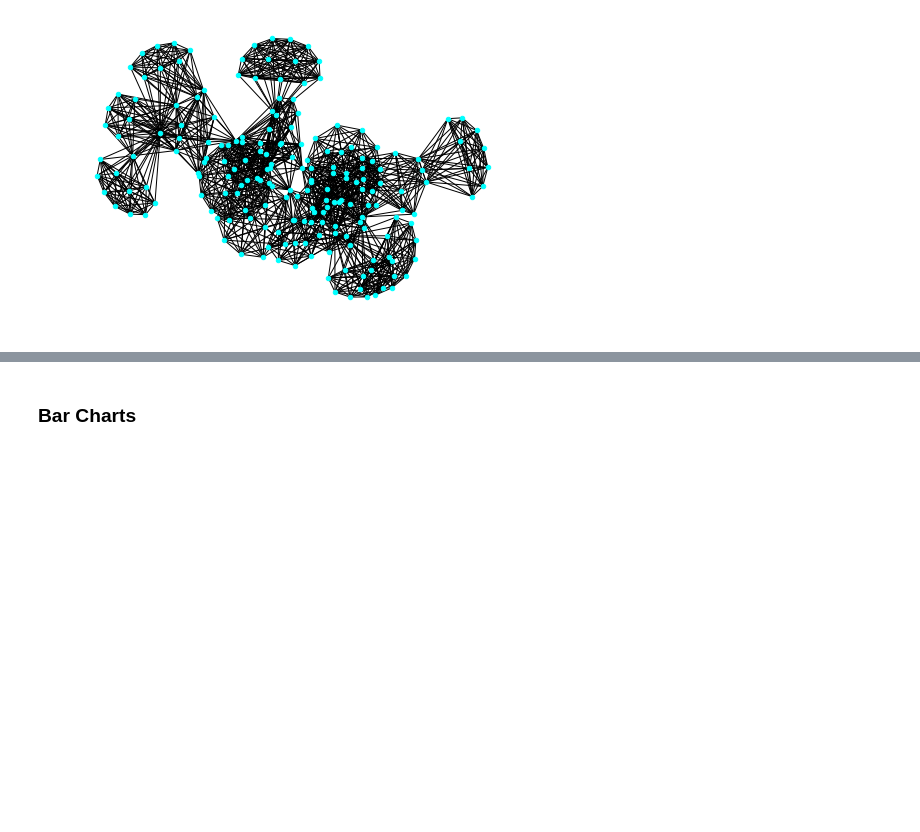
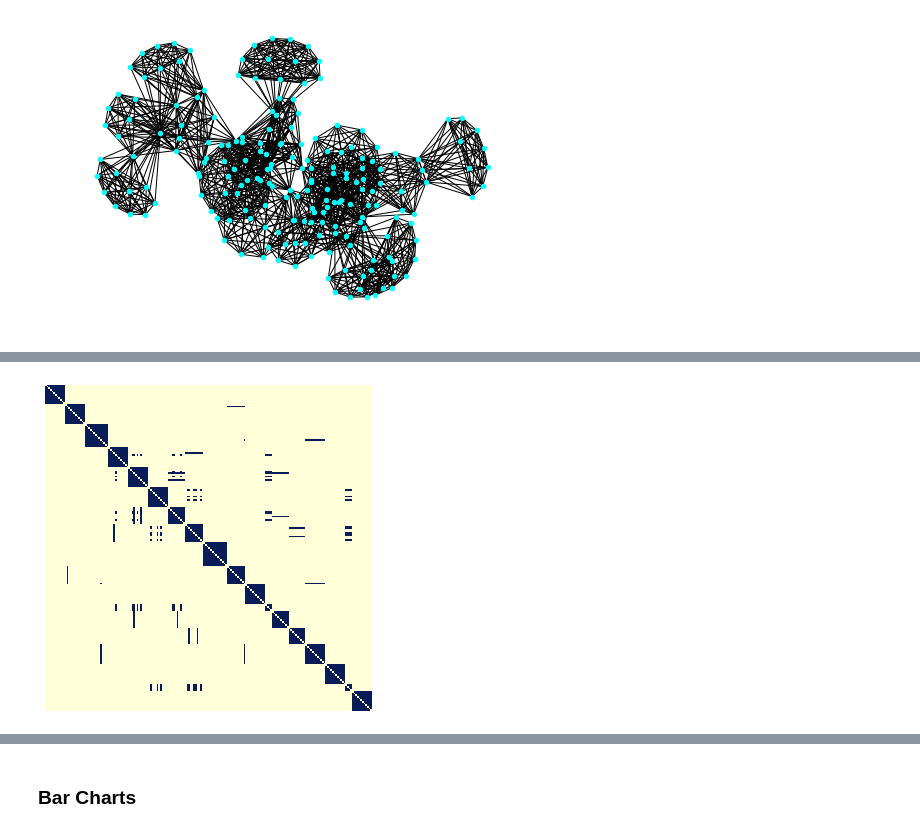
Before and after one commit to ironhack-datalabs/mad-oct-2018, a Jupyter notebook: module-3/lab-network-analysis/main.ipynb, the cells around one changed output, grey strips where cells are left out. Drawn from its saved outputs; the diff is of its cells as text; code cells hidden in the pictures; blank space fills up the shorter version.

```diff
--- a/module-3/lab-network-analysis/main.ipynb
+++ b/module-3/lab-network-analysis/main.ipynb
@@ -323,0 +341,8 @@ nx.draw_networkx(G, pos=None, arrows=False, arrowsize=1, with_labels=False)
+# %%
+#Matrix Plots
+from nxviz import MatrixPlot
+
+m = MatrixPlot(G)
+m.draw()
+# %% [output]
+[figure, added]
```
Also changed, not shown: parts of 25 cells of this notebook.
